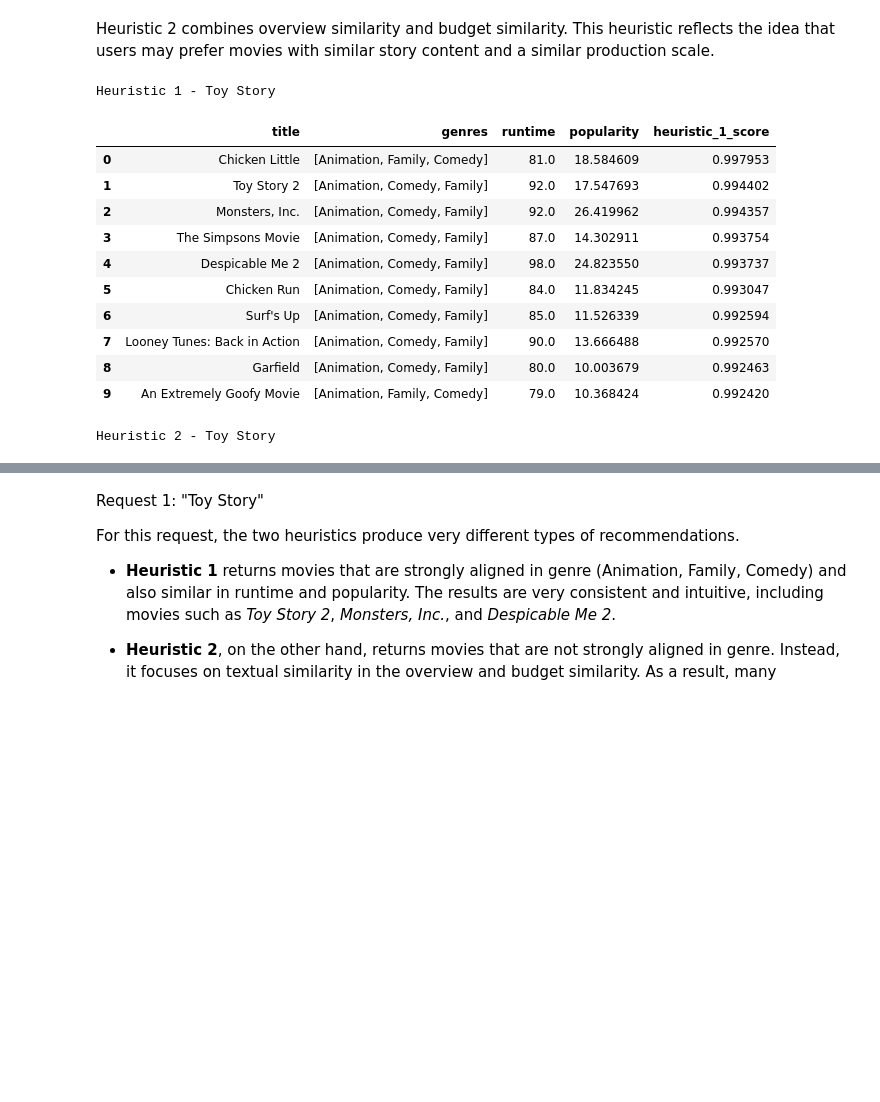
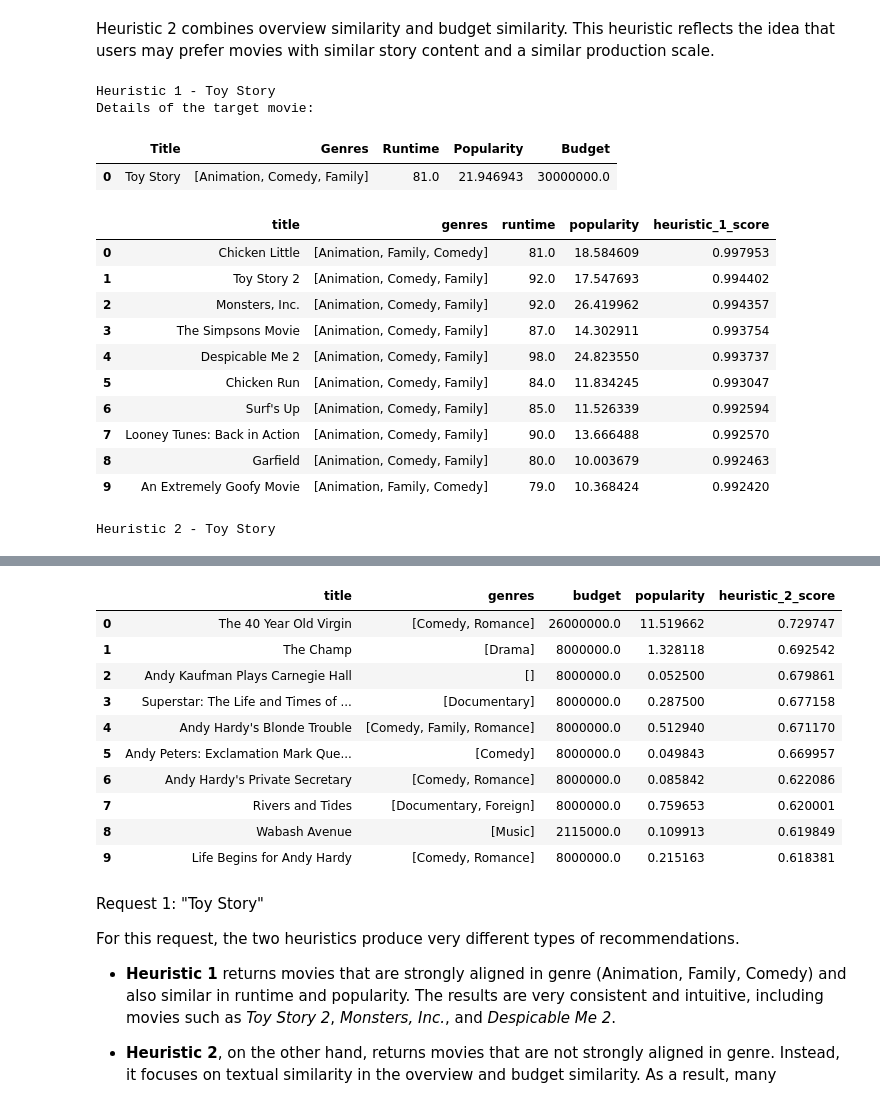
Before and after one commit to gabrielzohrob/CSI-4142---Assignment-4, a Jupyter notebook: CSI4142-Assignment4.ipynb, the cells around one changed output, grey strips where cells are left out. Saved outputs shown, nothing was run; the diff lists cells and outputs as text; code cells hidden in the pictures; blank space fills up the shorter version.

```diff
--- a/CSI4142-Assignment4.ipynb
+++ b/CSI4142-Assignment4.ipynb
@@ -277,7 +265,15 @@ movies[['overview', 'runtime', 'release_date']] = movies[['overview', 'runtime',
 missing_after = movies[['overview', 'runtime', 'release_date']].isnull().sum()
 
 # Combine results
-pd.concat([missing_before.rename("Before"), missing_after.rename("After")], axis=1)
+display(pd.concat([missing_before.rename("Before"), missing_after.rename("After")], axis=1))
+
+# Checking the budget column and treating all zero values as missing (since a budget of 0 is likely an error or placeholder) and doing imputation with the median budget
+movies['budget'] = movies['budget'].replace(0, np.nan)
+movies['budget'] = movies['budget'].fillna(movies['budget'].median())
+
+# checking the revenue column and treating all zero values as missing (since a revenue of 0 is likely an error or placeholder) and doing imputation with the median revenue
+movies['revenue'] = movies['revenue'].replace(0, np.nan)
+movies['revenue'] = movies['revenue'].fillna(movies['revenue'].median())
 # %% [output]
 |  | Before | After |
 | overview | 954 | 0 |
@@ -1467,9 +1459,18 @@ Movies with usable overview: (44504, 9)
 
 A separate copy of the movie dataset was prepared for the recommendation system. Only the features required for content-based recommendation were kept: title, genres, runtime, popularity, budget, and overview. Missing values were handled, numerical features were scaled, and TF-IDF was applied to the overview text for text-based similarity.
 # %%
-# ===============================
 # Study 3 - Helper Functions
-# ===============================
+def show_movie_details(df, movie_title):
+    movie = df[df['title'] == movie_title].iloc[0]
+
+    return pd.DataFrame({
+        'Title': [movie['title']],
+        'Genres': [movie['genres']],
+        'Runtime': [movie['runtime']],
+        'Popularity': [movie['popularity']],
+        'Budget': [movie['budget']]
+    })
+
 
 def get_movie_row_study3(df, movie_title):
     """
@@ -1604,21 +1601,26 @@ Heuristic 2 combines overview similarity and budget similarity. This heuristic r
 # %%
 # Request 1 - Toy Story
 print("Heuristic 1 - Toy Story")
+print("Details of the target movie:")
+display(show_movie_details(study3_movies, "Toy Story"))
 display(heuristic_1_recommend(study3_movies, "Toy Story"))
 
 print("Heuristic 2 - Toy Story")
 display(heuristic_2_recommend("Toy Story"))
 # %% [output]
 Heuristic 1 - Toy Story
+Details of the target movie:
-|  | title | genres | runtime | popularity | heuristic_1_score |
-| 0 | Chicken Little | [Animation, Family, Comedy] | 81.0 | 18.584609 | 0.997953 |
-| 1 | Toy Story 2 | [Animation, Comedy, Family] | 92.0 | 17.547693 | 0.994402 |
-| 2 | Monsters, Inc. | [Animation, Comedy, Family] | 92.0 | 26.419962 | 0.994357 |
-| 3 | The Simpsons Movie | [Animation, Comedy, Family] | 87.0 | 14.302911 | 0.993754 |
-| 4 | Despicable Me 2 | [Animation, Comedy, Family] | 98.0 | 24.823550 | 0.993737 |
-| 5 | Chicken Run | [Animation, Comedy, Family] | 84.0 | 11.834245 | 0.993047 |
-| 6 | Surf's Up | [Animation, Comedy, Family] | 85.0 | 11.526339 | 0.992594 |
-| 7 | Looney Tunes: Back in Action | [Animation, Comedy, Family] | 90.0 | 13.666488 | 0.992570 |
-| 8 | Garfield | [Animation, Comedy, Family] | 80.0 | 10.003679 | 0.992463 |
-| 9 | An Extremely Goofy Movie | [Animation, Family, Comedy] | 79.0 | 10.368424 | 0.992420 |
+|  | Title | Genres | Runtime | Popularity | Budget |
+| 0 | Toy Story | [Animation, Comedy, Family] | 81.0 | 21.946943 | 30000000.0 |
+|  | title | genres | runtime | popularity | heuristic_1_score |
+| 0 | Chicken Little | [Animation, Family, Comedy] | 81.0 | 18.584609 | 0.997953 |
+| 1 | Toy Story 2 | [Animation, Comedy, Family] | 92.0 | 17.547693 | 0.994402 |
+| 2 | Monsters, Inc. | [Animation, Comedy, Family] | 92.0 | 26.419962 | 0.994357 |
+| 3 | The Simpsons Movie | [Animation, Comedy, Family] | 87.0 | 14.302911 | 0.993754 |
+| 4 | Despicable Me 2 | [Animation, Comedy, Family] | 98.0 | 24.823550 | 0.993737 |
+| 5 | Chicken Run | [Animation, Comedy, Family] | 84.0 | 11.834245 | 0.993047 |
+| 6 | Surf's Up | [Animation, Comedy, Family] | 85.0 | 11.526339 | 0.992594 |
+| 7 | Looney Tunes: Back in Action | [Animation, Comedy, Family] | 90.0 | 13.666488 | 0.992570 |
+| 8 | Garfield | [Animation, Comedy, Family] | 80.0 | 10.003679 | 0.992463 |
+| 9 | An Extremely Goofy Movie | [Animation, Family, Comedy] | 79.0 | 10.368424 | 0.992420 |
 Heuristic 2 - Toy Story
@@ -1636,3 +1627,14 @@ Heuristic 2 - Toy Story
+|  | title | genres | budget | popularity | heuristic_2_score |
+| 0 | The 40 Year Old Virgin | [Comedy, Romance] | 26000000.0 | 11.519662 | 0.729747 |
+| 1 | The Champ | [Drama] | 8000000.0 | 1.328118 | 0.692542 |
+| 2 | Andy Kaufman Plays Carnegie Hall | [] | 8000000.0 | 0.052500 | 0.679861 |
+| 3 | Superstar: The Life and Times of ... | [Documentary] | 8000000.0 | 0.287500 | 0.677158 |
+| 4 | Andy Hardy's Blonde Trouble | [Comedy, Family, Romance] | 8000000.0 | 0.512940 | 0.671170 |
+| 5 | Andy Peters: Exclamation Mark Que... | [Comedy] | 8000000.0 | 0.049843 | 0.669957 |
+| 6 | Andy Hardy's Private Secretary | [Comedy, Romance] | 8000000.0 | 0.085842 | 0.622086 |
+| 7 | Rivers and Tides | [Documentary, Foreign] | 8000000.0 | 0.759653 | 0.620001 |
+| 8 | Wabash Avenue | [Music] | 2115000.0 | 0.109913 | 0.619849 |
+| 9 | Life Begins for Andy Hardy | [Comedy, Romance] | 8000000.0 | 0.215163 | 0.618381 |
 # %% [markdown]
 Request 1: "Toy Story"
 
```
Also changed, not shown: parts of 48 cells of this notebook.
